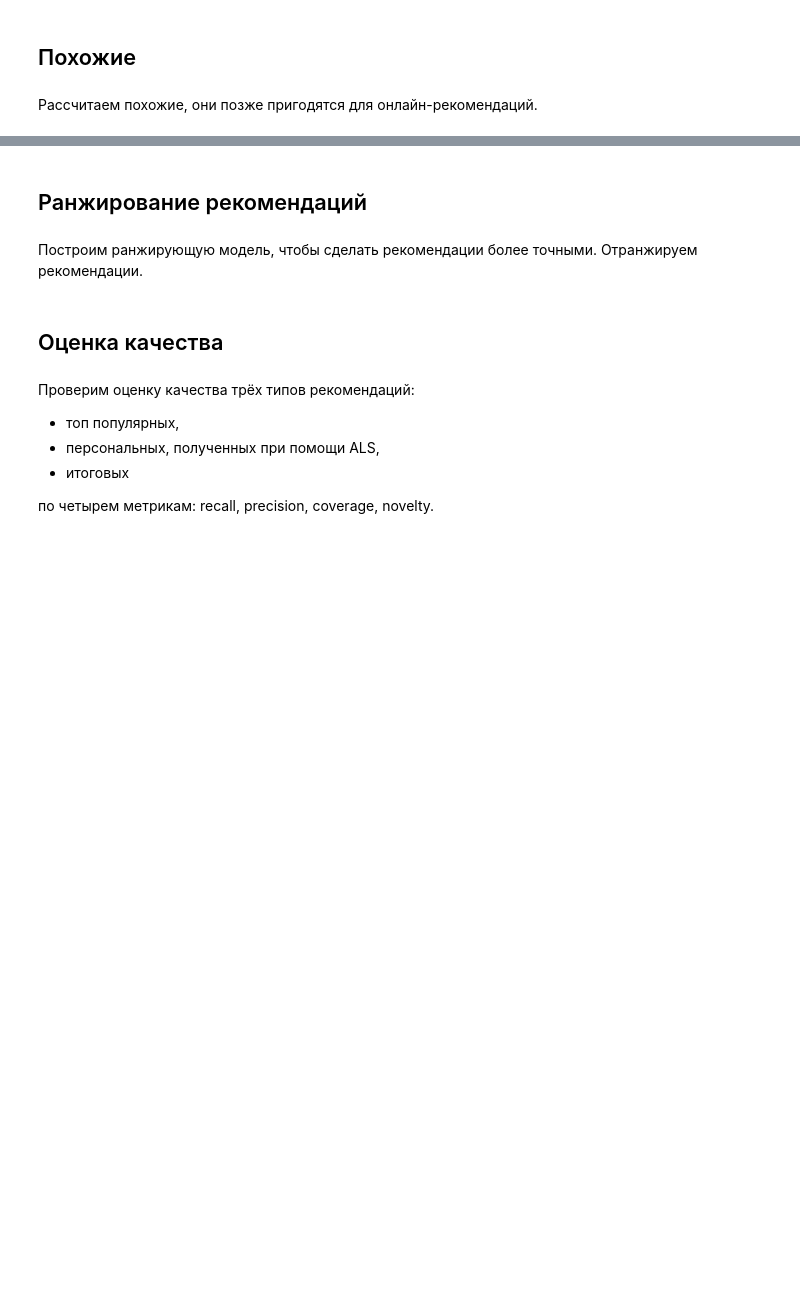
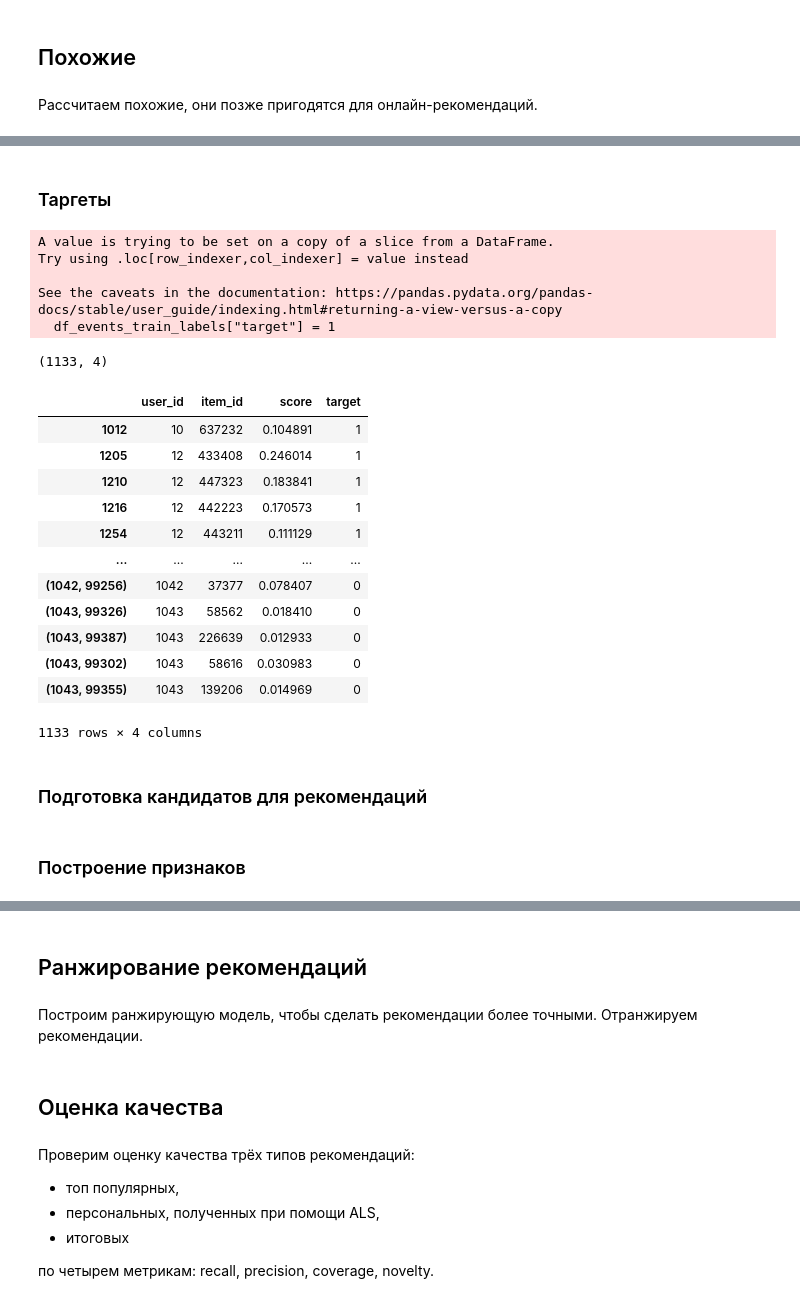
Before and after one commit to bos1988practicum/mle-project-sprint-4-v001, a Jupyter notebook: recommendations.ipynb, the cells around one changed output, grey strips where cells are left out. Drawn from its saved outputs; the diff is of its cells as text; code cells hidden in the pictures; blank space fills up the shorter version.

```diff
--- a/recommendations.ipynb
+++ b/recommendations.ipynb
@@ -1025,0 +1533,13 @@ df_events.head()
+# %%
+# преобразуем полученные рекомендации в табличный формат
+
+df_candidates = pd.DataFrame({
+    "user_id": user_ids_2[:1000],
+    "item_id": item_ids.tolist(),
+    "score": als_scores.tolist()
+}).explode(["item_id", "score"], ignore_index=True)
+
+# приводим типы данных
+
+df_candidates["item_id"] = df_candidates["item_id"].astype("int")
+df_candidates["score"] = df_candidates["score"].astype("float")
@@ -1025,0 +1573,59 @@ df_events.head()
+# %% [markdown]
+### Таргеты
+# %%
+# добавляем таргет к кандидатам со значением:
+# — 1 для тех item_id, которые пользователь прослушал
+# — 0, для всех остальных
+
+df_events_train_labels["target"] = 1
+
+df_candidates = df_candidates.merge(
+    df_events_train_labels[["user_id", "item_id", "target"]],
+    on=["user_id", "item_id"],
+    how="left"
+)
+
+df_candidates["target"] = df_candidates["target"].fillna(0).astype("int")
+# %% [output]
+A value is trying to be set on a copy of a slice from a DataFrame.
+Try using .loc[row_indexer,col_indexer] = value instead
+
+See the caveats in the documentation: https://pandas.pydata.org/pandas-docs/stable/user_guide/indexing.html#returning-a-view-versus-a-copy
+  df_events_train_labels["target"] = 1
+# %%
+# в кандидатах оставляем только тех пользователей, у которых есть хотя бы один положительный таргет
+
+df_candidates = df_candidates.groupby("user_id").filter(lambda x: x["target"].sum() > 0)
+# %%
+# для каждого пользователя оставляем только 4 негативных примера
+
+negatives_per_user = 4
+
+candidates_for_train = pd.concat([
+    df_candidates[df_candidates["target"]==1],
+    df_candidates[df_candidates["target"]==0] \
+        .groupby("user_id") \
+        .apply(lambda x: x.sample(negatives_per_user, random_state=0))
+])
+# %%
+candidates_for_train.shape
+# %% [output]
+(1133, 4)
+# %%
+candidates_for_train
+# %% [output]
+|  | user_id | item_id | score | target |
+| 1012 | 10 | 637232 | 0.104891 | 1 |
+| 1205 | 12 | 433408 | 0.246014 | 1 |
+| 1210 | 12 | 447323 | 0.183841 | 1 |
+| 1216 | 12 | 442223 | 0.170573 | 1 |
+| 1254 | 12 | 443211 | 0.111129 | 1 |
+| ... | ... | ... | ... | ... |
+| (1042, 99256) | 1042 | 37377 | 0.078407 | 0 |
+| (1043, 99326) | 1043 | 58562 | 0.018410 | 0 |
+| (1043, 99387) | 1043 | 226639 | 0.012933 | 0 |
+| (1043, 99302) | 1043 | 58616 | 0.030983 | 0 |
+| (1043, 99355) | 1043 | 139206 | 0.014969 | 0 |
+1133 rows × 4 columns
+# %% [markdown]
+### Подготовка кандидатов для рекомендаций
@@ -1026 +1636,3 @@ df_events.head()
+# %% [markdown]
+### Построение признаков
 # %% [markdown]
```
Also changed, not shown: parts of 133 cells of this notebook.
